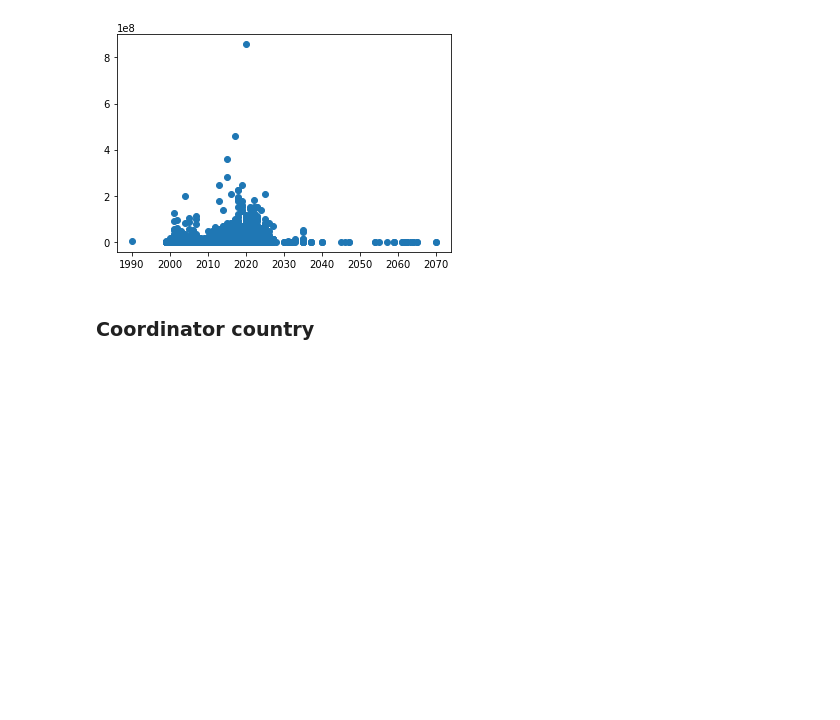
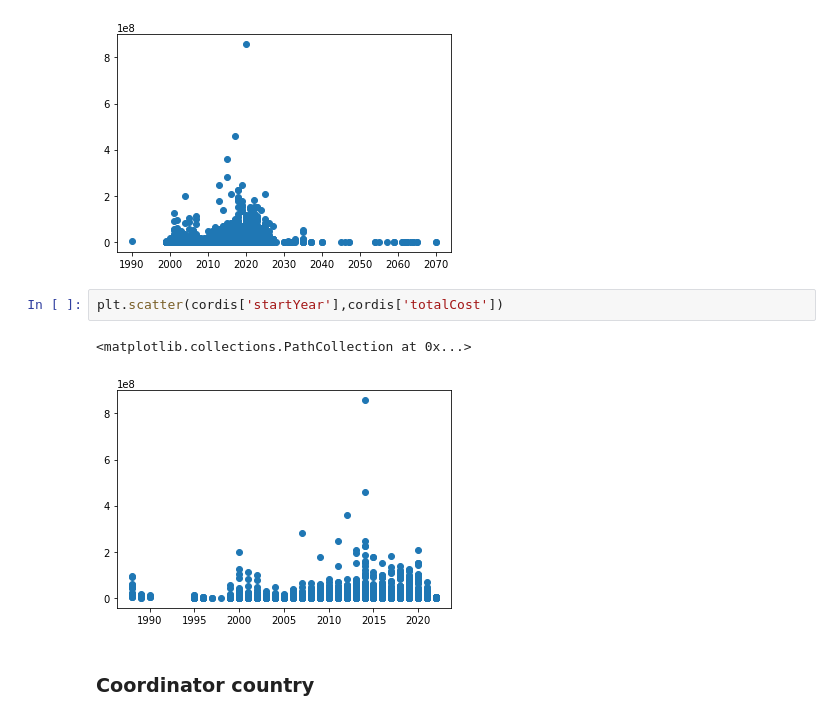
Before and after one commit to celiaromero/mythesis, a Jupyter notebook: cordis.ipynb, the cells around one changed output. Drawn from its saved outputs; the diff is of its cells as text; blank space fills up the shorter version.

```diff
--- a/cordis.ipynb
+++ b/cordis.ipynb
@@ -239,6 +191,11 @@ plt.scatter(cordis['endYear'],cordis['totalCost'])
 # %% [output]
 <matplotlib.collections.PathCollection at 0x...>
 [figure]
+# %%
+plt.scatter(cordis['startYear'],cordis['totalCost'])
+# %% [output]
+<matplotlib.collections.PathCollection at 0x...>
+[figure, added]
 # %% [markdown]
 ### Coordinator country
 # %%
```
Also changed, not shown: parts of 16 cells of this notebook.
